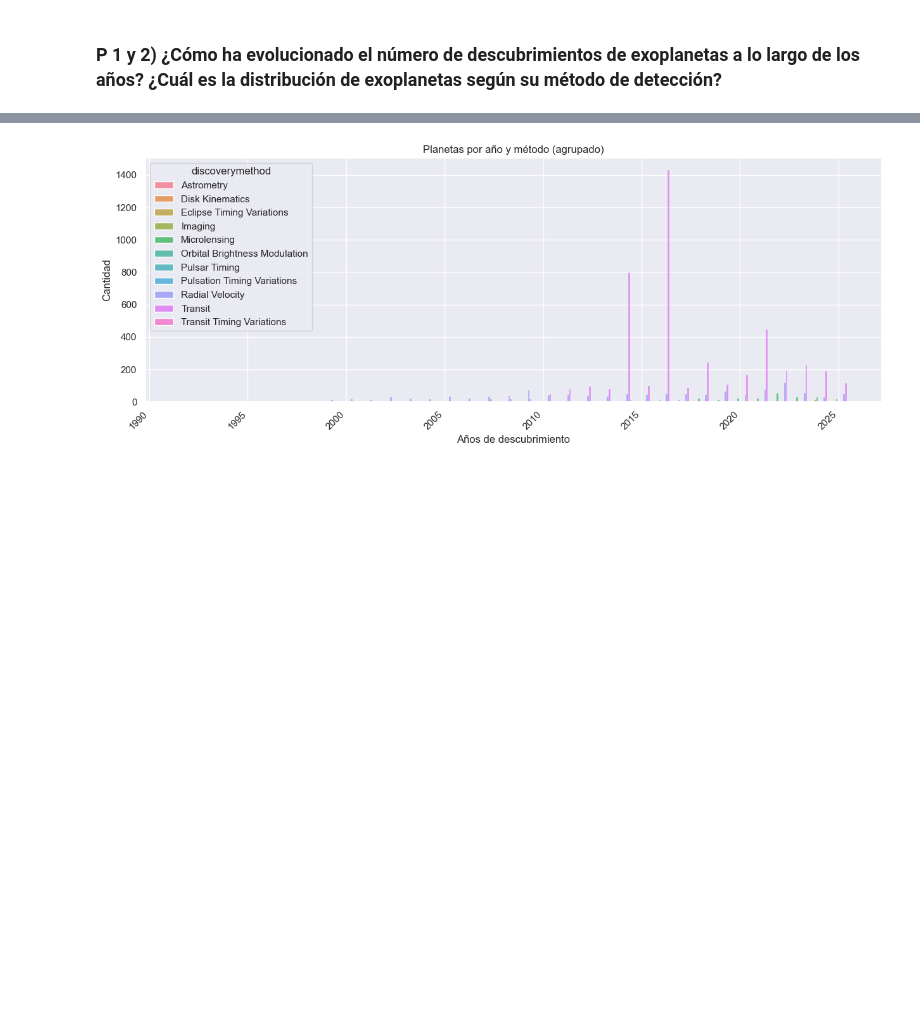
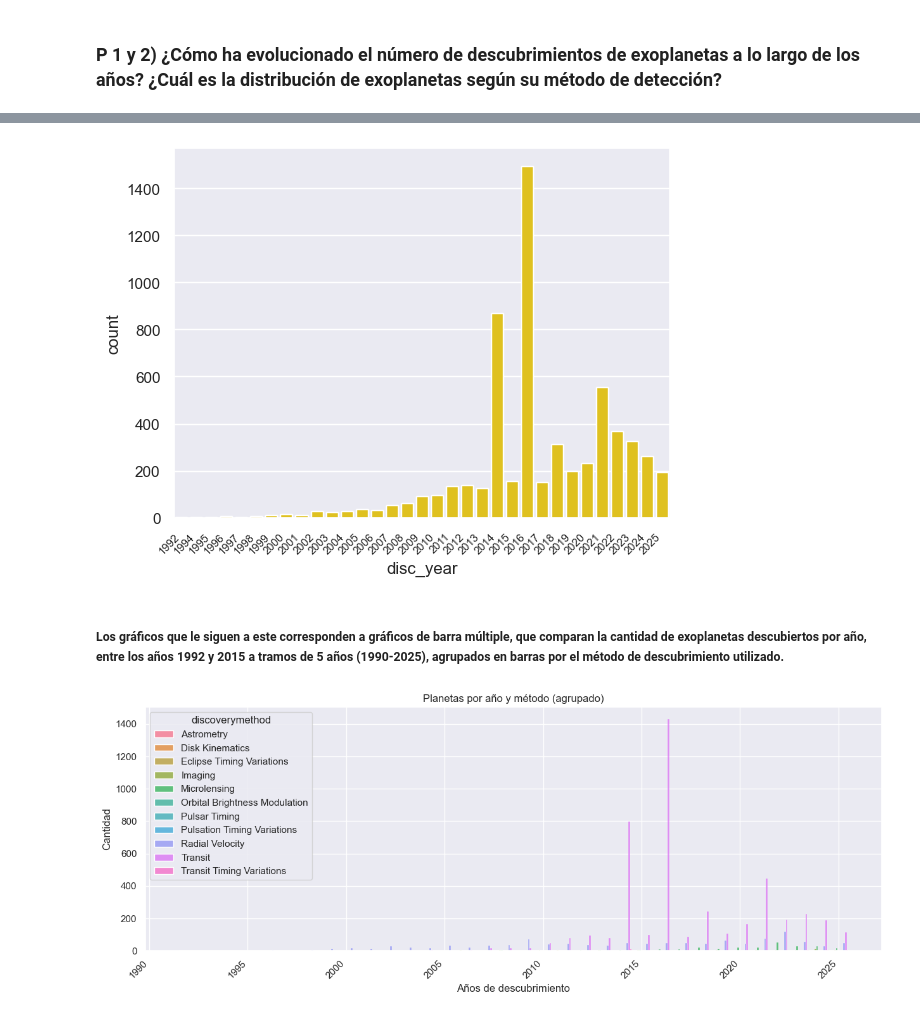
Before and after one commit to raylovesmusic/IMT2200-Proyecto-Grupal-A.R.D.E, a Jupyter notebook: notebooks/entrega_rubrica.ipynb, the cells around one changed output, grey strips where cells are left out. Saved outputs shown, nothing was run; the diff lists cells and outputs as text; code cells hidden in the pictures; blank space fills up the shorter version.

```diff
--- a/notebooks/entrega_rubrica.ipynb
+++ b/notebooks/entrega_rubrica.ipynb
@@ -271,3 +343,6 @@ df_discovery.head(5)
+# %%
+df_discovery[discoverymethod] = df_discovery[discoverymethod].astype('category')
+df_discovery[soltype] = df_discovery[soltype].astype('category')
 # %% [markdown]
 ### P 1 y 2) ¿Cómo ha evolucionado el número de descubrimientos de exoplanetas a lo largo de los años? ¿Cuál es la distribución de exoplanetas según su método de detección?
 # %% [markdown]
@@ -277,6 +353,5 @@ df_discovery.head(5)
 discovery_time = df_discovery.drop_duplicates(subset= ['pl_name'], keep='last').sort_values(by= [disc_year, discoverymethod], ascending=True)
 
 #Para ver las categorías que tenemos
-print(discovery_time[discoverymethod].unique())
-discovery_time[discoverymethod] = discovery_time[discoverymethod].astype('category')
+discovery_time[discoverymethod].unique()
 # %% [output]
@@ -287,3 +370,12 @@ discovery_time[discoverymethod] = discovery_time[discoverymethod].astype('catego
+# %%
+#Barplot cantidad de planetas descubiertos x año
+sns.countplot(x=disc_year, data= discovery_time, color='gold')
+plt.xticks(rotation=45, ha='right', fontsize= 8)
+plt.show()
+# %% [output]
+[figure, added]
+# %% [markdown]
+##### Los gráficos que le siguen a este corresponden a gráficos de barra múltiple, que comparan la cantidad de exoplanetas descubiertos por año, entre los años 1992 y 2015 a tramos de 5 años (1990-2025), agrupados en barras por el método de descubrimiento utilizado.
 # %%
 sns.set_theme()
 
```
Also changed, not shown: parts of 17 cells of this notebook.
